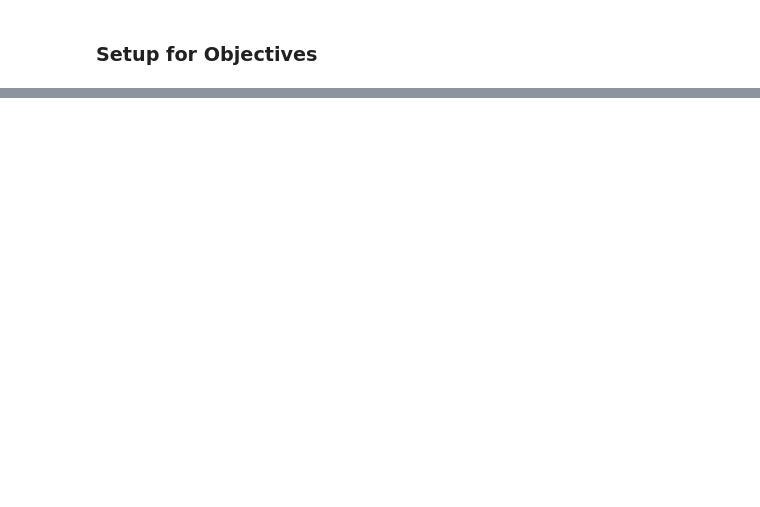
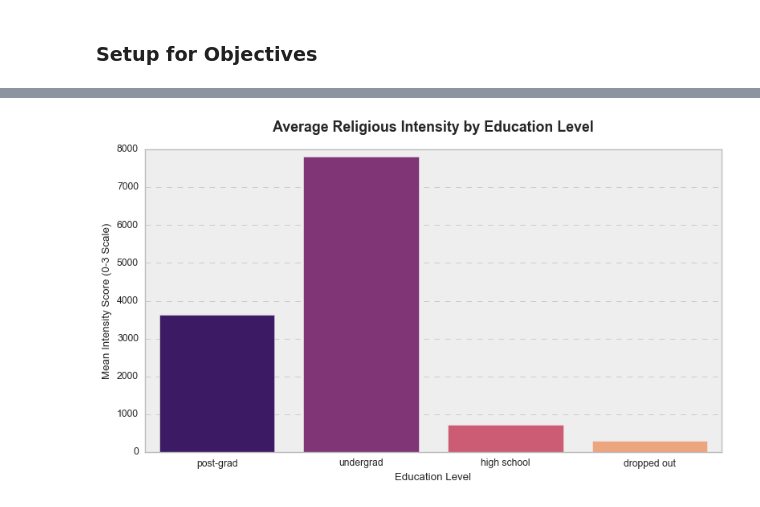
Before and after one commit to byPolo/OkCupid, a Jupyter notebook: Notebooks/OkCupid_DSP.ipynb, the cells around one changed output, grey strips where cells are left out. Saved outputs shown, nothing was run; the diff lists cells and outputs as text; code cells hidden in the pictures; blank space fills up the shorter version.

```diff
--- a/Notebooks/OkCupid_DSP.ipynb
+++ b/Notebooks/OkCupid_DSP.ipynb
@@ -58,0 +193,24 @@ print(profiles['education'].isnull().sum())
+# %%
+serious_score = {'minimal/ironic':0, 'low':1, 'medium':2, 'high':3}
+religions = ['buddhism', 'catholicism', 'christianity', 'hinduism', 'islam', 'judaism']
+
+df_intensity = profiles[(profiles['edu_cleaned'].isin(edu_order)) & (profiles['religion_cleaned'].isin(religions)) &
+                        (profiles['religion_seriousness'].isin(serious_score.keys()))].copy()
+#print(df_intensity['religion_seriousness'].unique())
+
+df_intensity['intensity_score'] = df_intensity['religion_seriousness'].map(serious_score)
+
+mean_scores = df_intensity.groupby('edu_cleaned')['intensity_score'].sum().reindex(edu_order)
+
+plt.figure(figsize=(10, 6))
+sns.barplot(x=mean_scores.index, y=mean_scores.values, hue=mean_scores.index, palette='magma')
+
+plt.title('Average Religious Intensity by Education Level', fontsize=16, fontweight='bold', pad=20)
+plt.ylabel('Mean Intensity Score (0-3 Scale)', fontsize=12)
+plt.xlabel('Education Level', fontsize=12)
+
+
+plt.tight_layout()
+plt.show()
+# %% [output]
+[figure, added]
```
Also changed, not shown: parts of 17 cells of this notebook, 1 other file.
